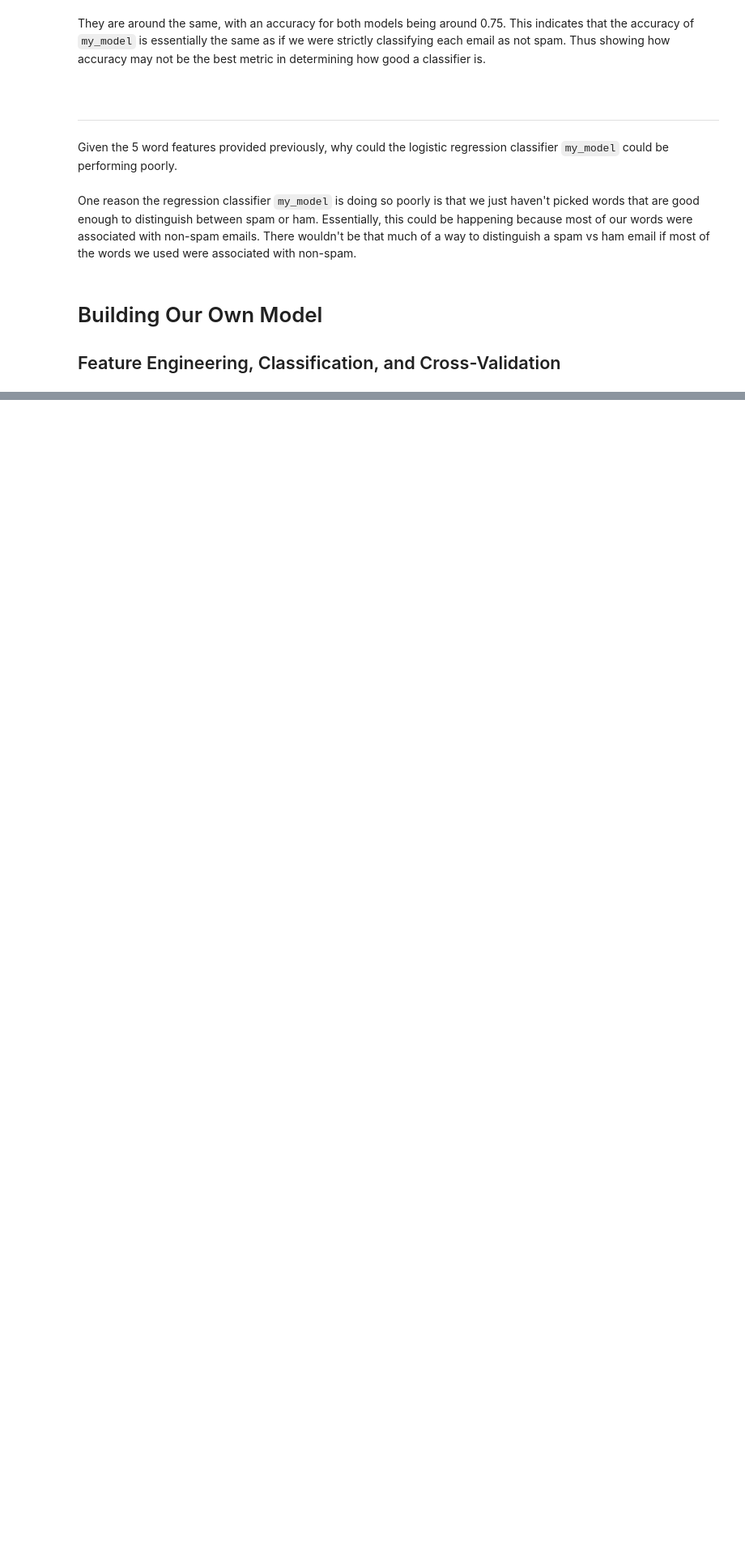
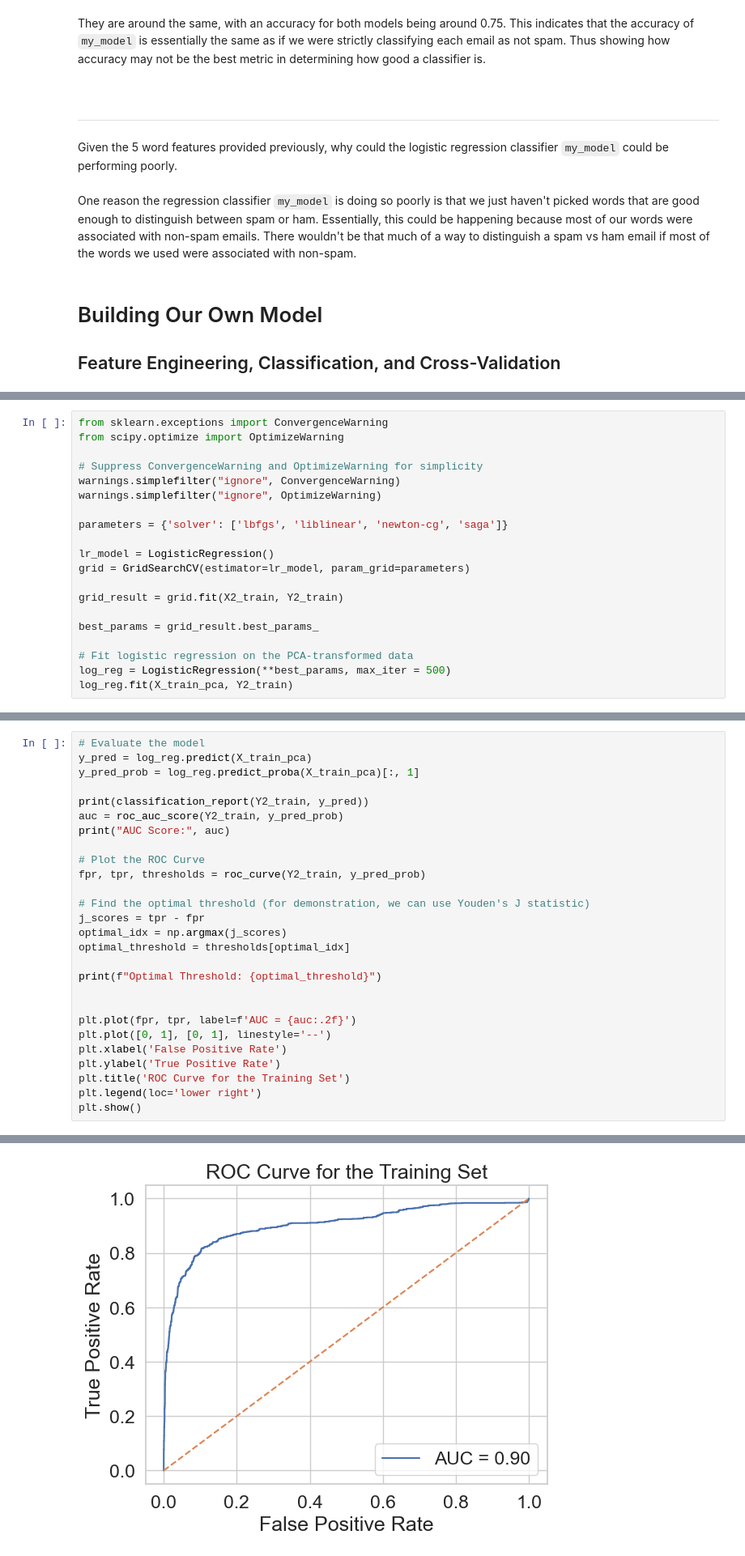
Before and after one commit to brandonconcepcion/Spam-vs-Ham, a Jupyter notebook: Notebook.ipynb, the cells around one changed output, grey strips where cells are left out. Shown at 81% size. Drawn from its saved outputs; the diff is of its cells as text; blank space fills up the shorter version.

```diff
--- a/Notebook.ipynb
+++ b/Notebook.ipynb
@@ -1403,0 +712,20 @@ Your submission has been exported. Click here to download the zip file.
+# %%
+from sklearn.exceptions import ConvergenceWarning
+from scipy.optimize import OptimizeWarning
+
+# Suppress ConvergenceWarning and OptimizeWarning for simplicity
+warnings.simplefilter("ignore", ConvergenceWarning)
+warnings.simplefilter("ignore", OptimizeWarning)
+
+parameters = {'solver': ['lbfgs', 'liblinear', 'newton-cg', 'saga']}
+
+lr_model = LogisticRegression()
+grid = GridSearchCV(estimator=lr_model, param_grid=parameters)
+
+grid_result = grid.fit(X2_train, Y2_train)
+
+best_params = grid_result.best_params_
+
+# Fit logistic regression on the PCA-transformed data
+log_reg = LogisticRegression(**best_params, max_iter = 500)
+log_reg.fit(X_train_pca, Y2_train)
@@ -1403,0 +736,28 @@ Your submission has been exported. Click here to download the zip file.
+# %%
+# Evaluate the model
+y_pred = log_reg.predict(X_train_pca)
+y_pred_prob = log_reg.predict_proba(X_train_pca)[:, 1]
+
+print(classification_report(Y2_train, y_pred))
+auc = roc_auc_score(Y2_train, y_pred_prob)
+print("AUC Score:", auc)
+
+# Plot the ROC Curve
+fpr, tpr, thresholds = roc_curve(Y2_train, y_pred_prob)
+
+# Find the optimal threshold (for demonstration, we can use Youden's J statistic)
+j_scores = tpr - fpr
+optimal_idx = np.argmax(j_scores)
+optimal_threshold = thresholds[optimal_idx]
+
+print(f"Optimal Threshold: {optimal_threshold}")
+
+
+plt.plot(fpr, tpr, label=f'AUC = {auc:.2f}')
+plt.plot([0, 1], [0, 1], linestyle='--')
+plt.xlabel('False Positive Rate')
+plt.ylabel('True Positive Rate')
+plt.title('ROC Curve for the Training Set')
+plt.legend(loc='lower right')
+plt.show()
+# %% [output]
@@ -1403,0 +775 @@ Your submission has been exported. Click here to download the zip file.
+[figure, added]
```
Also changed, not shown: parts of 114 cells of this notebook, 2 other files.
